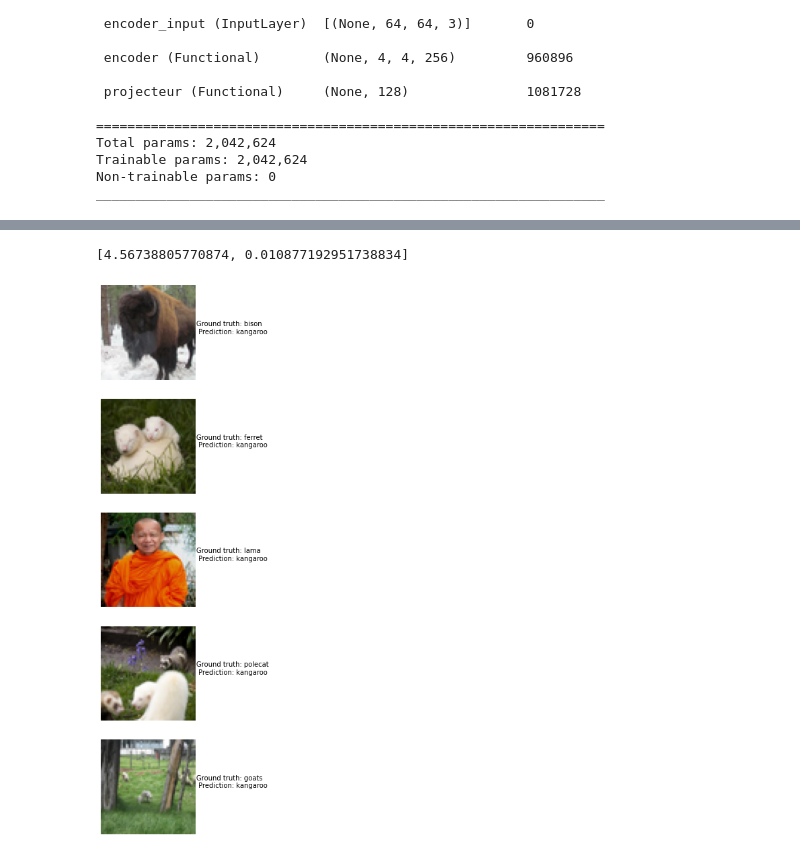
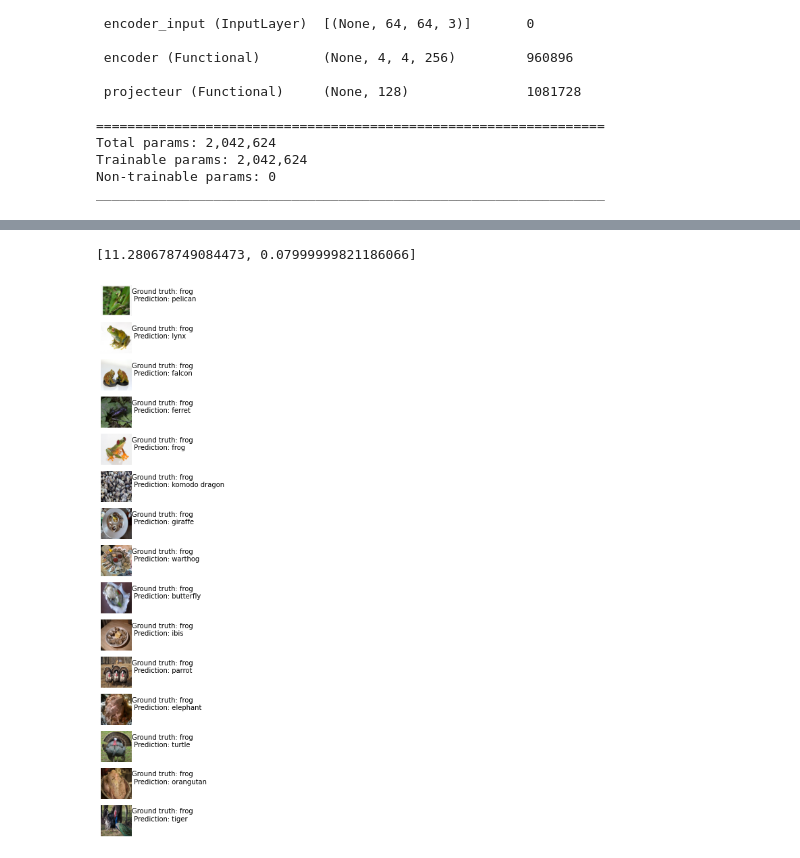
Before and after one commit to leagaze/contrastive-learning, a Jupyter notebook: Projet.ipynb, the cells around one changed output, grey strips where cells are left out. Saved outputs shown, nothing was run; the diff lists cells and outputs as text; code cells hidden in the pictures.

```diff
--- a/Projet.ipynb
+++ b/Projet.ipynb
@@ -474,7 +642,7 @@ def create_models():
   #layer added to classify
   cls_inputs = Input(shape=(4,4,256), name='cls_input')
   flat=Flatten()(cls_inputs)
-  classification_layer=Dense(95, activation='linear')(flat)
+  classification_layer=Dense(95, activation='softmax')(flat)
   classifier=Model(cls_inputs, classification_layer, name="classifier")
   cls_output=classifier(encoder(inputs))
   classif_model=Model(inputs, cls_output, name='classif_model')
@@ -592,8 +751,8 @@ epoch 99 Loss tf.Tensor(2.0706885, shape=(), dtype=float32)
 # %%
 # On charge le modèle
-latest = tf.train.latest_checkpoint(checkpoint_dir)
-training_model, _, _ = create_models()
-training_model.load_weights(latest)
+#latest = tf.train.latest_checkpoint(checkpoint_dir)
+#training_model, _, _ = create_models()
+#training_model.load_weights(latest)
 
 encoder = keras.Model(
     inputs=training_model.inputs,
@@ -605,7 +764,7 @@ classif_model = keras.Sequential(
     [
         encoder,
         Flatten(),
-        Dense(95, activation='linear')
+        Dense(95, activation='softmax')
     ]
 )
 # %%
@@ -633,7 +792,7 @@ fig, axes = plt.subplots(5, 1, figsize=(15, 15))
 for i in range(5):
   axes[i].imshow(x_test[i*101]/255.)
   true_text = CLASSES[int(y_test[i*101])]
-  pred_text = CLASSES[np.argmax(tf.nn.softmax(preds[i*101]))]
+  pred_text = CLASSES[np.argmax(preds[i*101])]
   axes[i].axis('off')
   axes[i].text(64, 32, 'Ground truth: ' + true_text + '\n' + ' Prediction: ' + pred_text)
 
@@ -643,9 +801,0 @@ for i in range(5):
-# %%
-batch_size=256
-x_lab_aug = gen_augmentation_class(x_lab)
-classif_model.compile(optimizer=tf.keras.optimizers.SGD(
-    learning_rate=0.05,
-    momentum=0.9,
-    nesterov=True,
-), loss=tf.keras.losses.SparseCategoricalCrossentropy(from_logits=True), metrics=[test_acc_metric])
-classif_model.fit(x_lab_aug, y_lab, epochs=45, batch_size=batch_size)
@@ -672,11 +890,11 @@ KeyboardInterrupt: ignored
 # %%
 preds=classif_model.predict(x_test)
 #print(preds.shape)
-fig, axes = plt.subplots(5, 1, figsize=(15, 15))
-for i in range(5):
-  axes[i].imshow(x_test[i*101]/255.)
-  true_text = CLASSES[int(y_test[i*101])]
-  pred_text = CLASSES[np.argmax(tf.nn.softmax(preds[i*101]))]
+fig, axes = plt.subplots(15, 1, figsize=(15, 15))
+for i in range(15):
+  axes[i].imshow(x_lab[i]/255.)
+  true_text = CLASSES[int(y_test[i])]
+  pred_text = CLASSES[np.argmax((preds[i]))]
   axes[i].axis('off')
   axes[i].text(64, 32, 'Ground truth: ' + true_text + '\n' + ' Prediction: ' + pred_text)
 
@@ -686,2 +904,2 @@ classif_model.evaluate(x_test, np.expand_dims(y_test,1))
-[4.56738805770874, 0.010877192951738834]
+[11.280678749084473, 0.07999999821186066]
-[figure, old version]
+[figure, new version]
```
Also changed, not shown: parts of 23 cells of this notebook.
